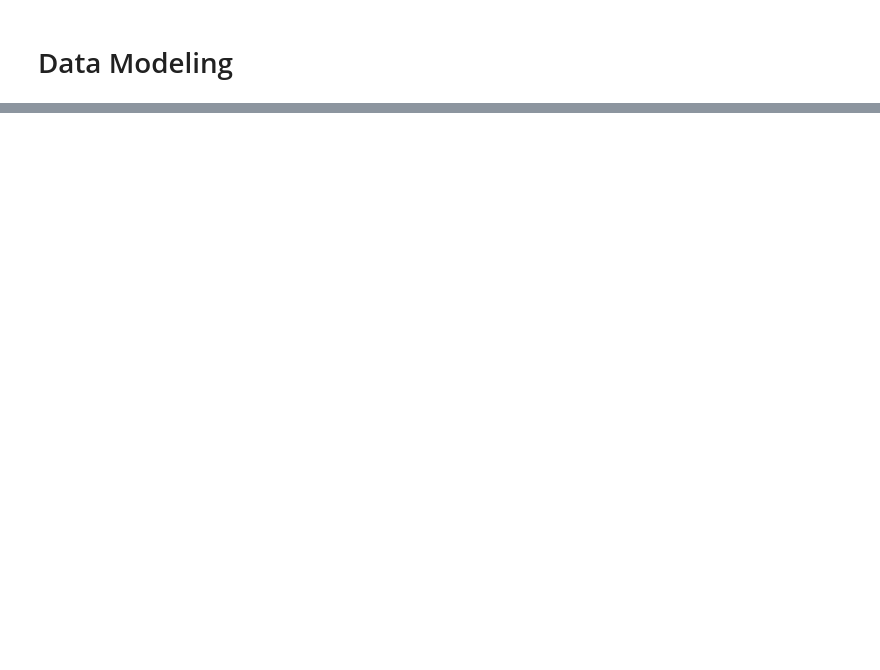
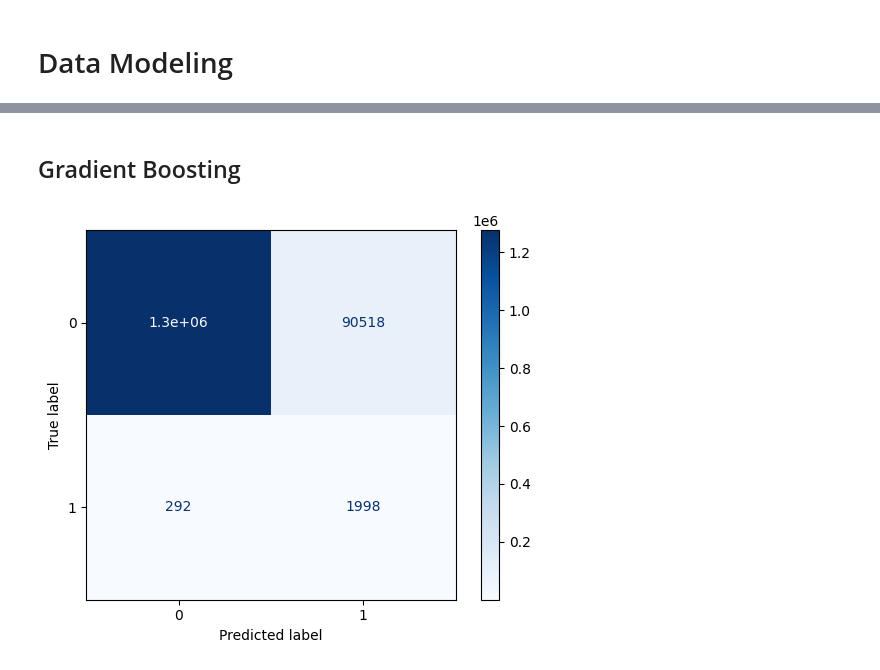
Before and after one commit to Chris-Miracle/fraud-detection, a Jupyter notebook: fraud_detection.ipynb, the cells around one changed output, grey strips where cells are left out. Saved outputs shown, nothing was run; the diff lists cells and outputs as text; code cells hidden in the pictures; blank space fills up the shorter version.

```diff
--- a/fraud_detection.ipynb
+++ b/fraud_detection.ipynb
@@ -155,0 +185,20 @@ dtype: int64
+# %% [markdown]
+## Gradient Boosting
+# %%
+# Compute weights based on class distribution
+sample_weights = compute_sample_weight(class_weight="balanced", y=y_train)
+
+# Train using the Gradient Boosting Classifier
+model = GradientBoostingClassifier(n_estimators=100, learning_rate=0.1, max_depth=3, random_state=42)
+model.fit(X_train, y_train, sample_weight=sample_weights)
+
+# Predict the model on test set(unseen data)
+y_pred_gb = model.predict(X_test)
+
+# Visualize Predictions
+cm = confusion_matrix(y_test, y_pred_gb)
+disp = ConfusionMatrixDisplay(confusion_matrix=cm)
+disp.plot(cmap='Blues')
+plt.show()
+# %% [output]
+[figure, added]
```
Also changed, not shown: parts of 10 cells of this notebook.
